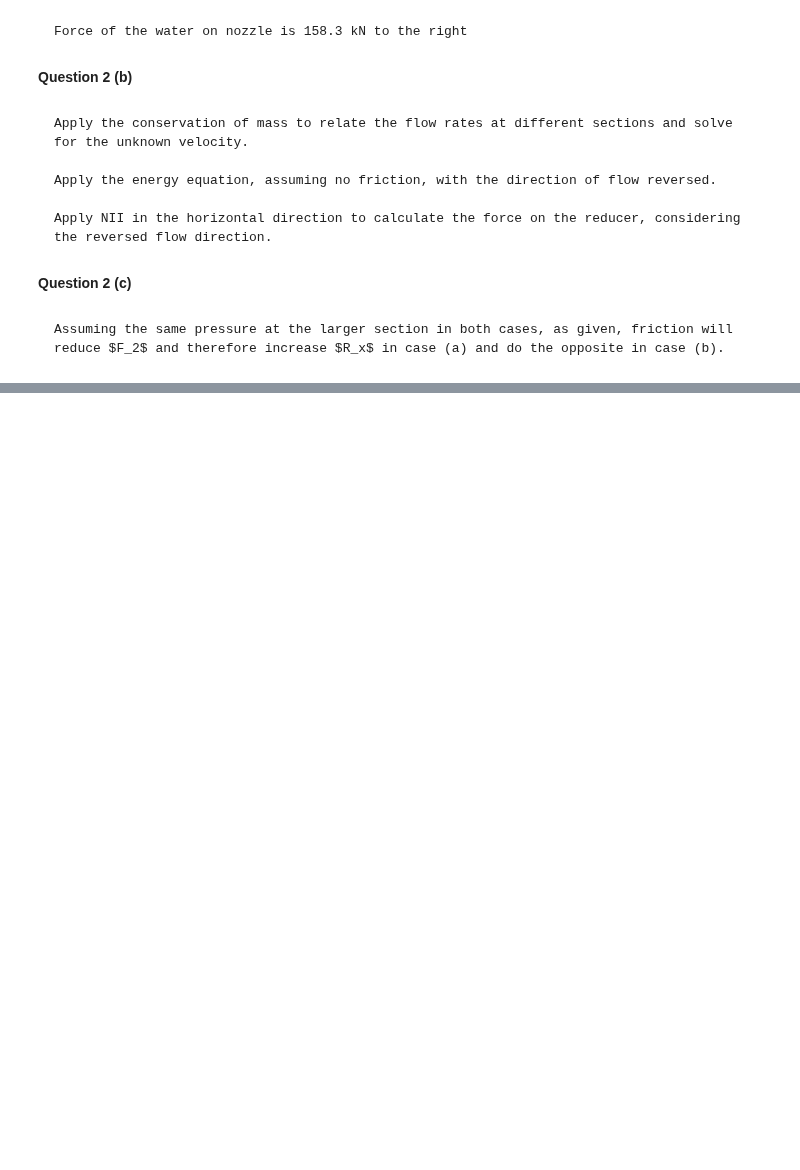
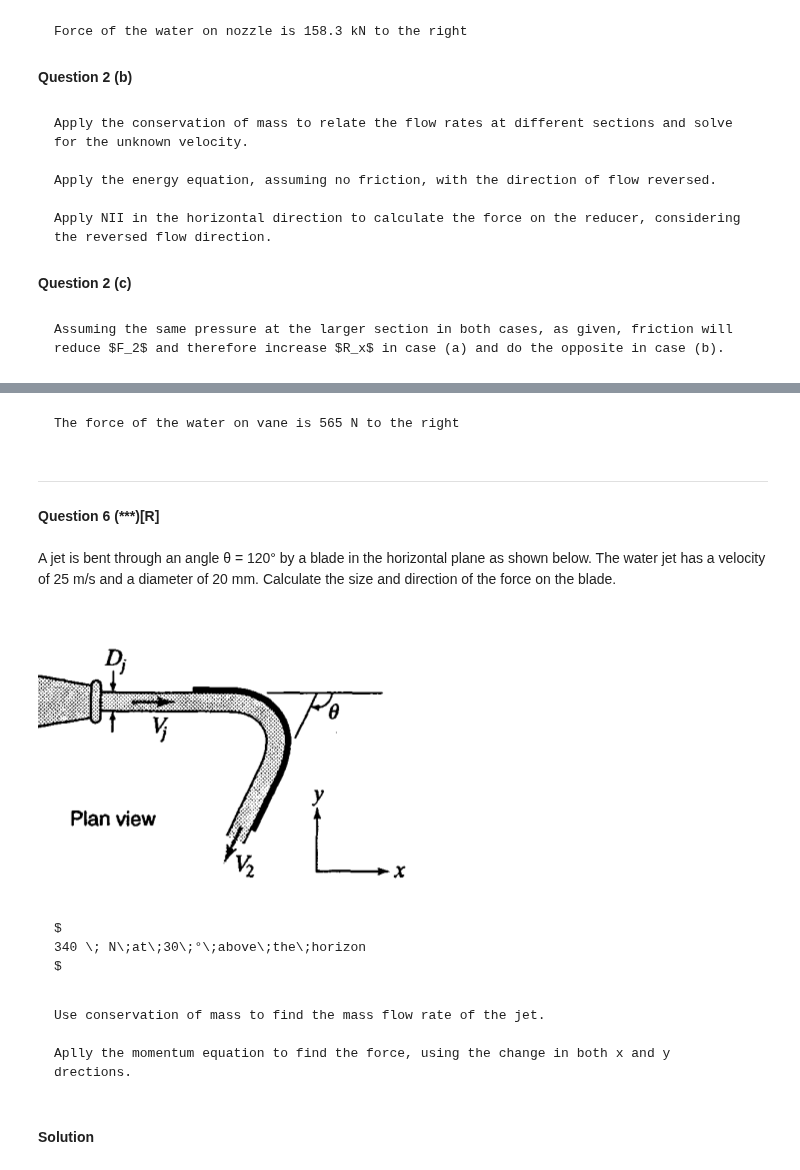
Before and after one commit to Maria9925/CIVIL_202_25, a Jupyter notebook: _sources/Module5ConservationofMomentum_Sol.ipynb, the cells around one changed output, grey strips where cells are left out. Drawn from its saved outputs; the diff is of its cells as text; code cells hidden in the pictures; blank space fills up the shorter version.

````diff
--- a/_sources/Module5ConservationofMomentum_Sol.ipynb
+++ b/_sources/Module5ConservationofMomentum_Sol.ipynb
@@ -626,0 +1212,28 @@ Assuming the same pressure at the larger section in both cases, as given, fricti
+# %% [markdown]
+```{Dropdown} Show code cell outputs
+The force of the water on vane is 565 N to the right
+```
+# %% [markdown]
+---
+#### Question 6 (***)[R]
+# %% [markdown]
+A jet is bent through an angle θ = 120° by a blade in the horizontal plane as shown below. The water jet has a velocity of 25 m/s and a diameter of 20 mm. Calculate the size and direction of the force on the blade.
+# %%
+from PIL import Image
+img = Image.open(r"figures\142.png")
+img
+# %% [output]
+[figure, added]
+# %% [markdown]
+```{dropdown} Answer
+$
+340 \; N\;at\;30\;°\;above\;the\;horizon
+$
+```
+# %% [markdown]
+```{Dropdown} Hint
+Use conservation of mass to find the mass flow rate of the jet.
+
+Aplly the momentum equation to find the force, using the change in both x and y drections.
+
+```
@@ -626,0 +1243,2 @@ Assuming the same pressure at the larger section in both cases, as given, fricti
+# %% [markdown]
+**Solution**
````
Also changed, not shown: parts of 103 cells of this notebook, 10 other files.
